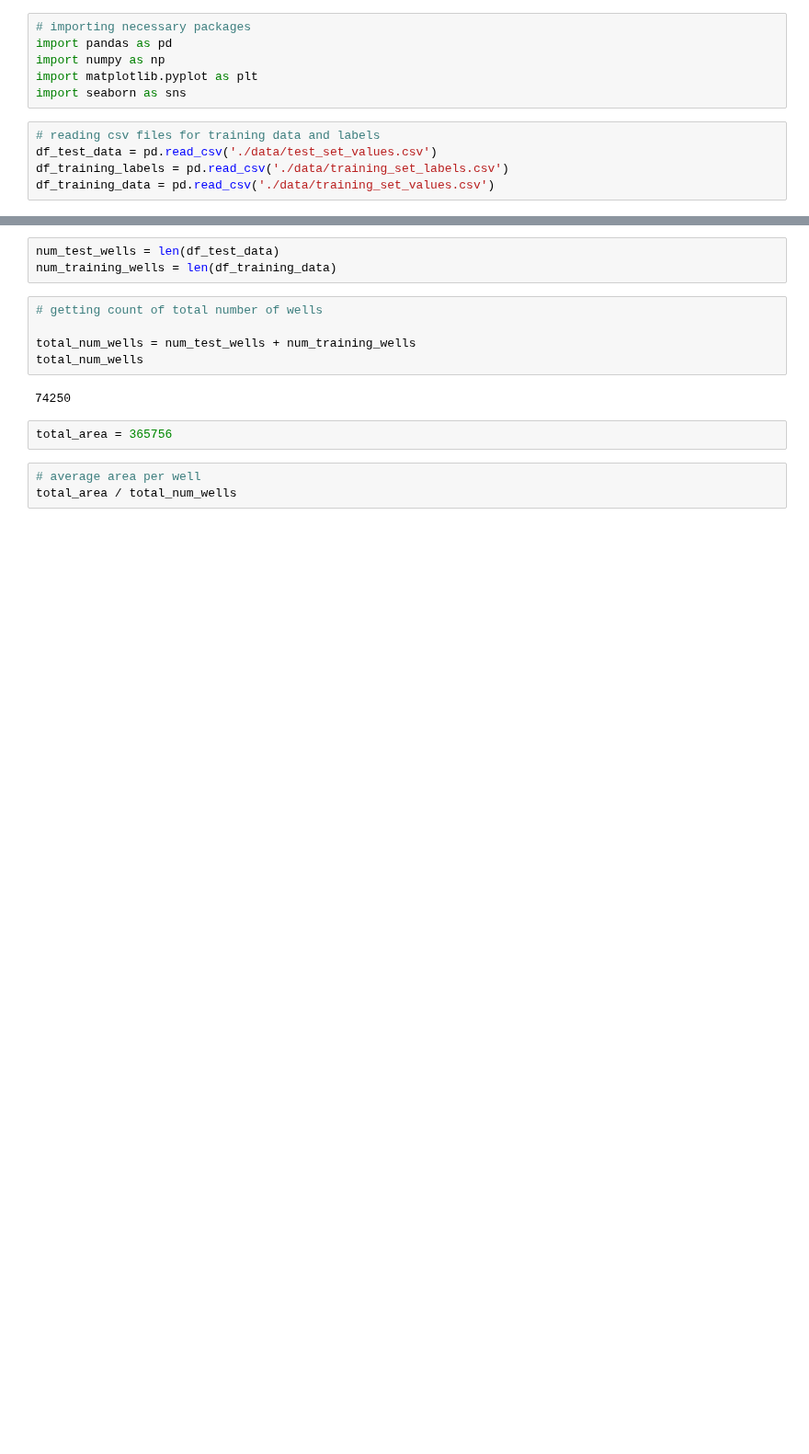
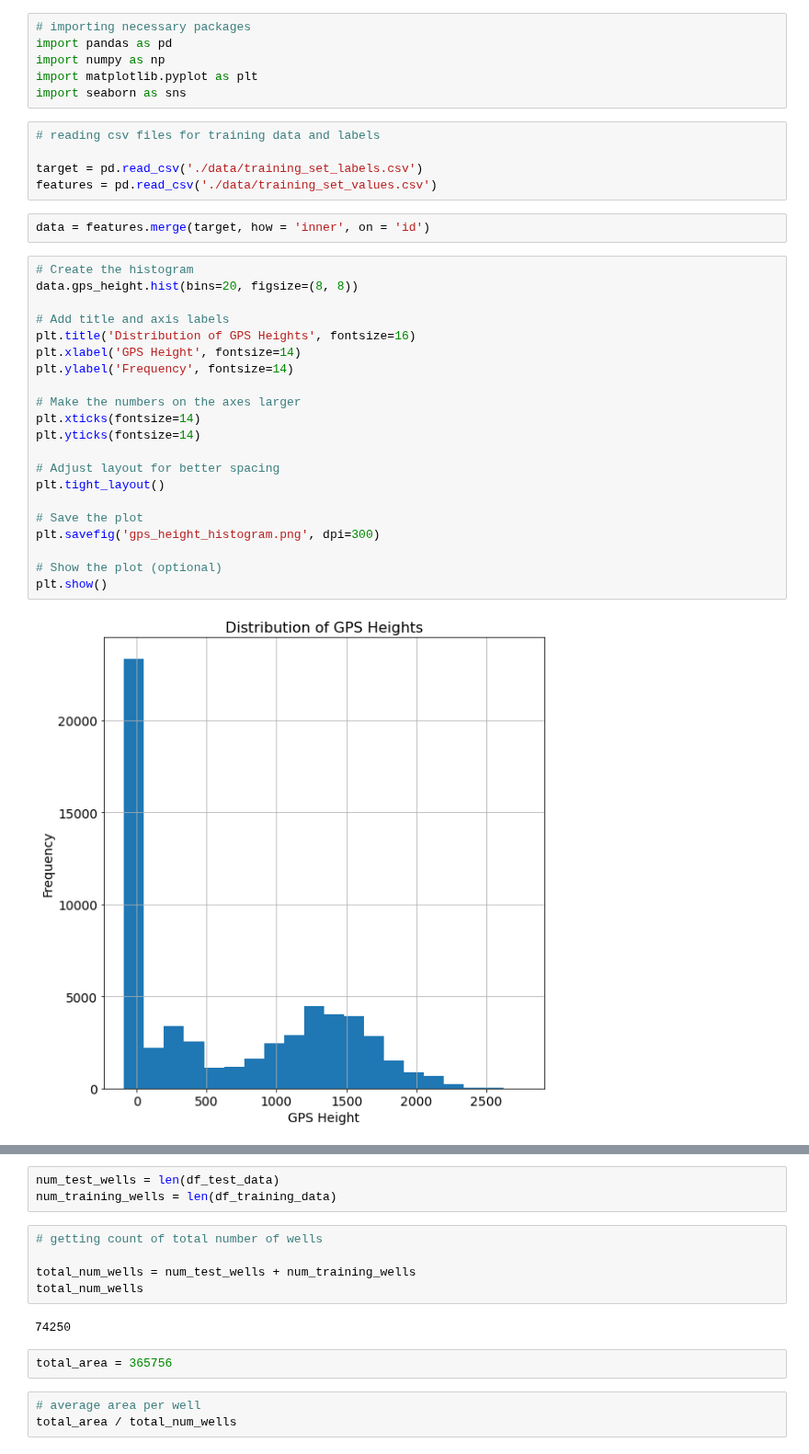
Before and after one commit to ckucewicz/Water_well_classification, a Jupyter notebook: Miscellaneous Notebook.ipynb, the cells around one changed output, grey strips where cells are left out. Shown at 92% size. Cells and saved outputs as stored; diff of their text form; blank space fills up the shorter version.

```diff
--- a/Miscellaneous Notebook.ipynb
+++ b/Miscellaneous Notebook.ipynb
@@ -6,6 +6,31 @@ import matplotlib.pyplot as plt
 import seaborn as sns
 # %%
 # reading csv files for training data and labels
-df_test_data = pd.read_csv('./data/test_set_values.csv')
-df_training_labels = pd.read_csv('./data/training_set_labels.csv')
-df_training_data = pd.read_csv('./data/training_set_values.csv')
+
+target = pd.read_csv('./data/training_set_labels.csv')
+features = pd.read_csv('./data/training_set_values.csv')
+# %%
+data = features.merge(target, how = 'inner', on = 'id')
+# %%
+# Create the histogram
+data.gps_height.hist(bins=20, figsize=(8, 8))
+
+# Add title and axis labels
+plt.title('Distribution of GPS Heights', fontsize=16)
+plt.xlabel('GPS Height', fontsize=14)
+plt.ylabel('Frequency', fontsize=14)
+
+# Make the numbers on the axes larger
+plt.xticks(fontsize=14)
+plt.yticks(fontsize=14)
+
+# Adjust layout for better spacing
+plt.tight_layout()
+
+# Save the plot
+plt.savefig('gps_height_histogram.png', dpi=300)
+
+# Show the plot (optional)
+plt.show()
+# %% [output]
+[figure, added]
```
Also changed, not shown: parts of 1 cell of this notebook, 31 other files.
